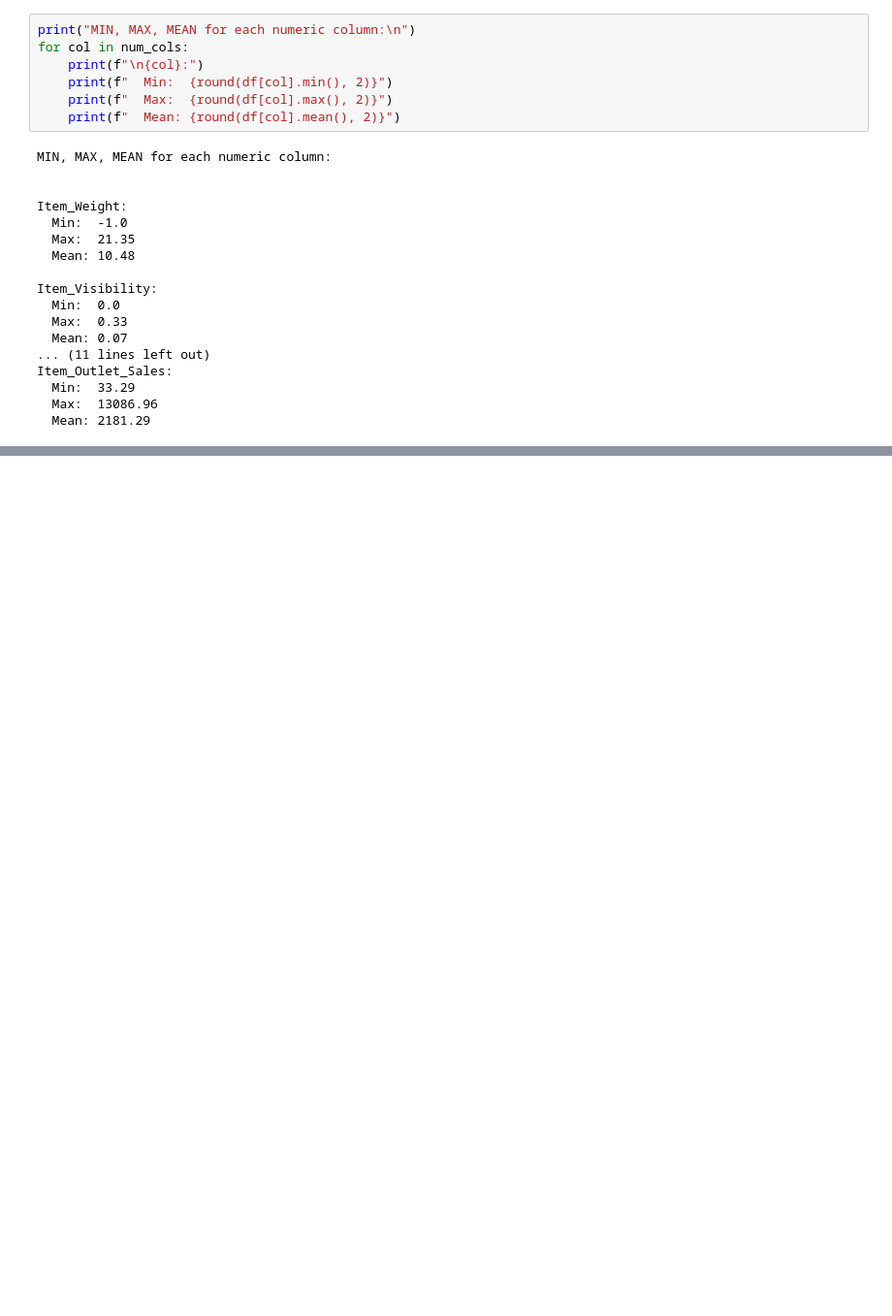
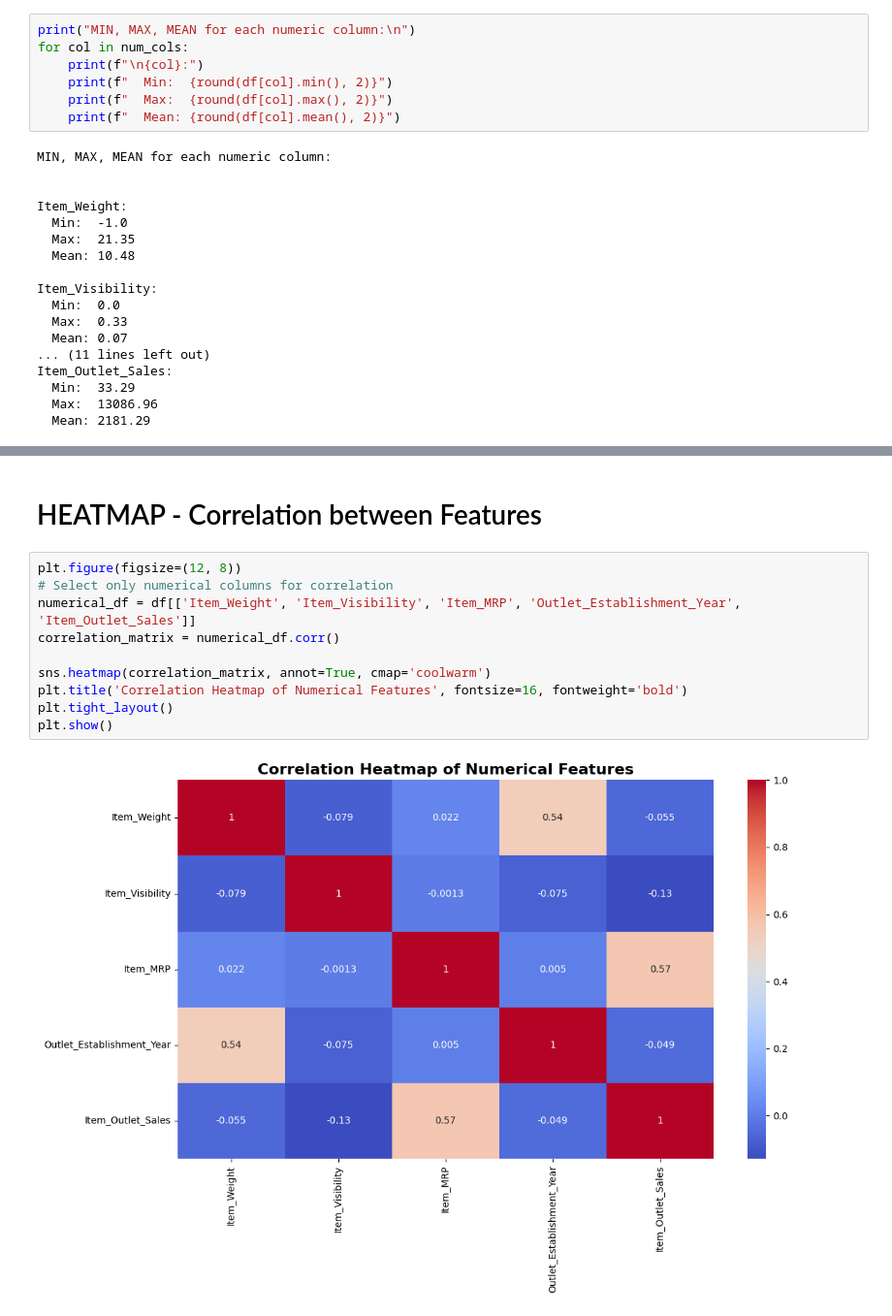
Before and after one commit to Afnankh00/Prediction-of-Product-Sales, a Jupyter notebook: Prediction_of_Product_Sales.ipynb, the cells around one changed output, grey strips where cells are left out. Shown at 97% size. Cells and saved outputs as stored; diff of their text form; blank space fills up the shorter version.

```diff
--- a/Prediction_of_Product_Sales.ipynb
+++ b/Prediction_of_Product_Sales.ipynb
@@ -292,0 +397,14 @@ Item_Outlet_Sales:
+# %% [markdown]
+ # HEATMAP - Correlation between Features
+# %%
+plt.figure(figsize=(12, 8))
+# Select only numerical columns for correlation
+numerical_df = df[['Item_Weight', 'Item_Visibility', 'Item_MRP', 'Outlet_Establishment_Year', 'Item_Outlet_Sales']]
+correlation_matrix = numerical_df.corr()
+
+sns.heatmap(correlation_matrix, annot=True, cmap='coolwarm')
+plt.title('Correlation Heatmap of Numerical Features', fontsize=16, fontweight='bold')
+plt.tight_layout()
+plt.show()
+# %% [output]
+[figure, added]
```
Also changed, not shown: parts of 8 cells of this notebook.
